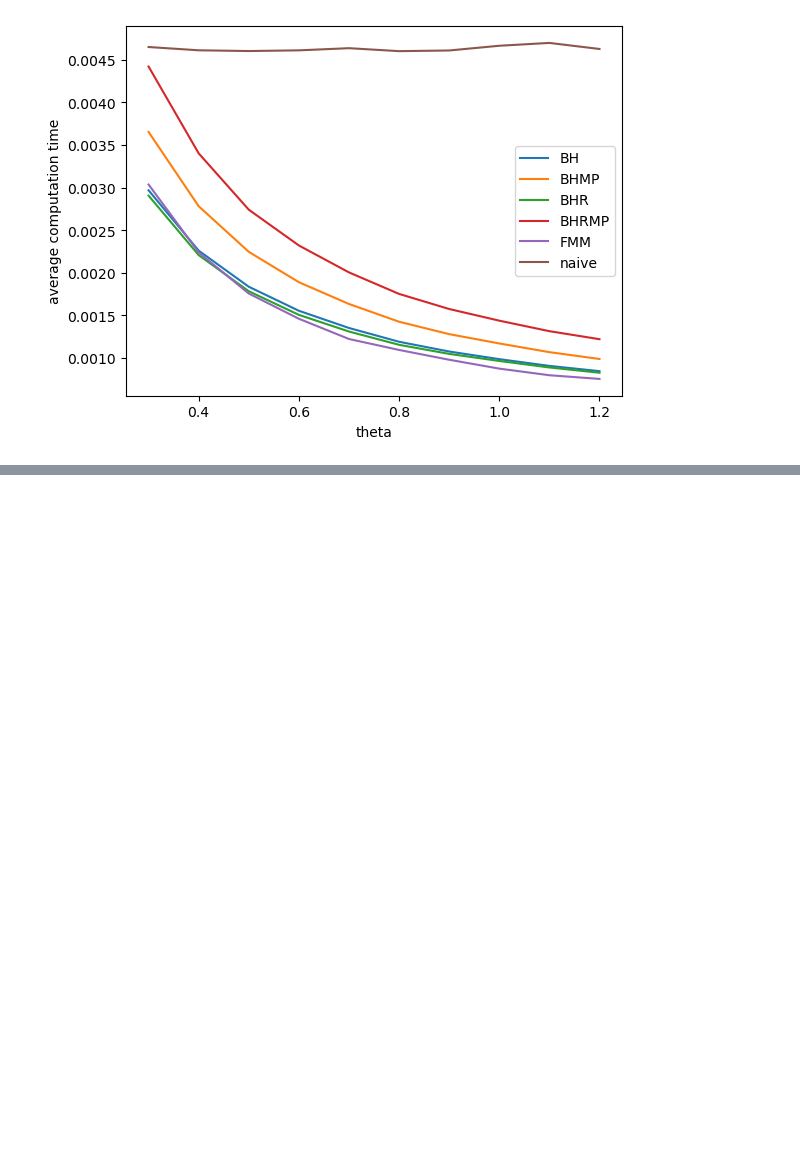
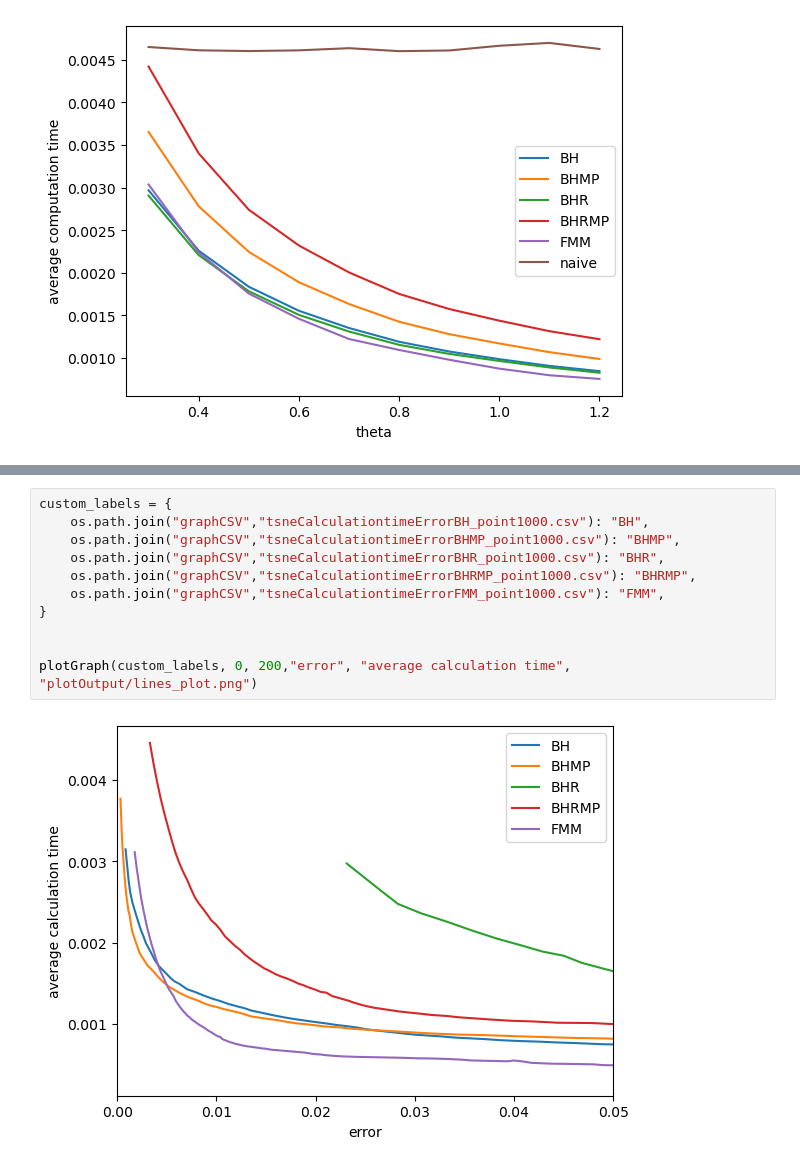
Before and after one commit to LucasFurer/MasterThesisLucas, a Jupyter notebook: grapher.ipynb, the cells around one changed output, grey strips where cells are left out. Saved outputs shown, nothing was run; the diff lists cells and outputs as text; blank space fills up the shorter version.

```diff
--- a/grapher.ipynb
+++ b/grapher.ipynb
@@ -145,0 +124,13 @@ plotGraph(custom_labels, 0, 55,"error", "average calculation time", "plotOutput/
+# %%
+custom_labels = {
+    os.path.join("graphCSV","tsneCalculationtimeErrorBH_point1000.csv"): "BH",
+    os.path.join("graphCSV","tsneCalculationtimeErrorBHMP_point1000.csv"): "BHMP",
+    os.path.join("graphCSV","tsneCalculationtimeErrorBHR_point1000.csv"): "BHR",
+    os.path.join("graphCSV","tsneCalculationtimeErrorBHRMP_point1000.csv"): "BHRMP",
+    os.path.join("graphCSV","tsneCalculationtimeErrorFMM_point1000.csv"): "FMM",
+}
+
+
+plotGraph(custom_labels, 0, 200,"error", "average calculation time", "plotOutput/lines_plot.png")
+# %% [output]
+[figure, added]
```
Also changed, not shown: parts of 8 cells of this notebook, 5 other files.
